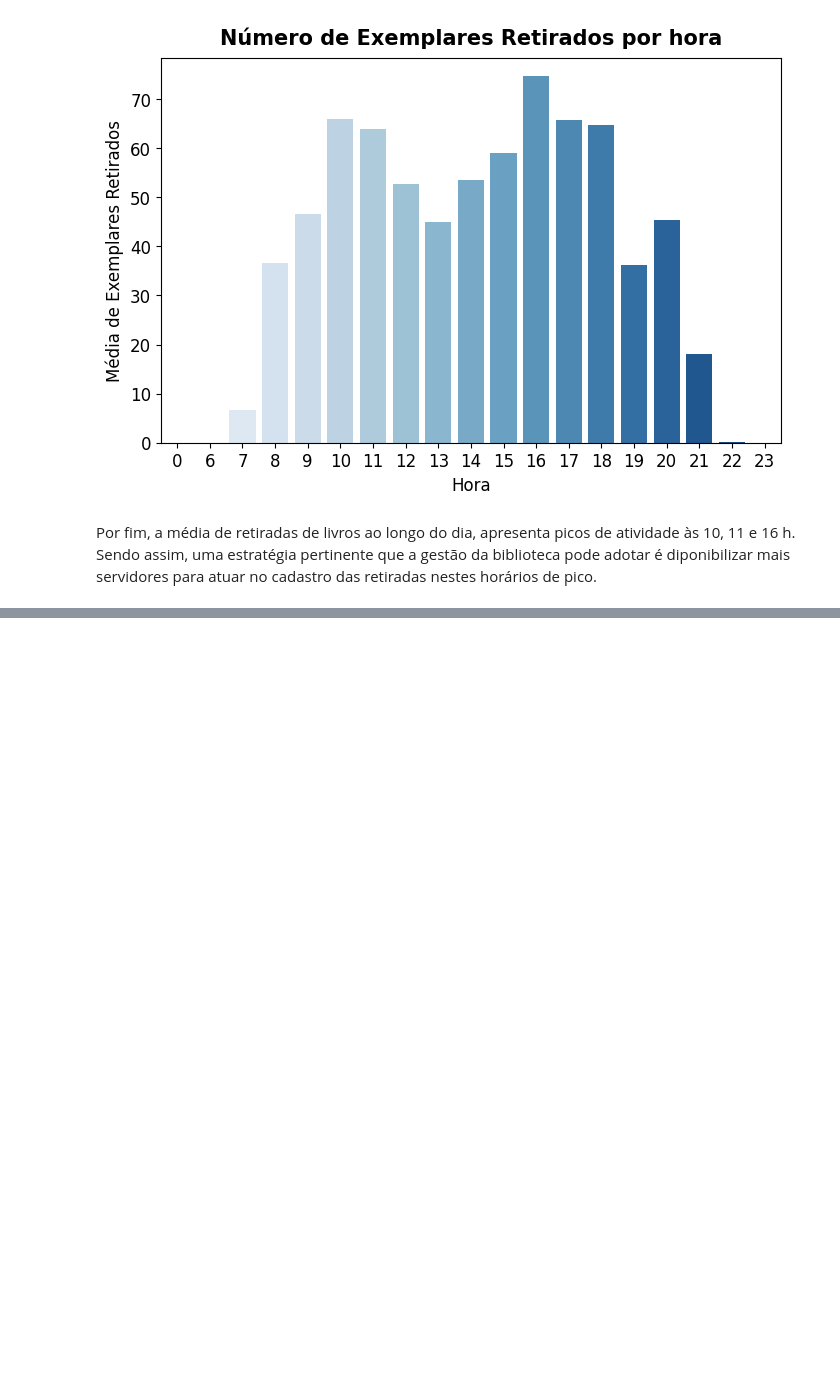
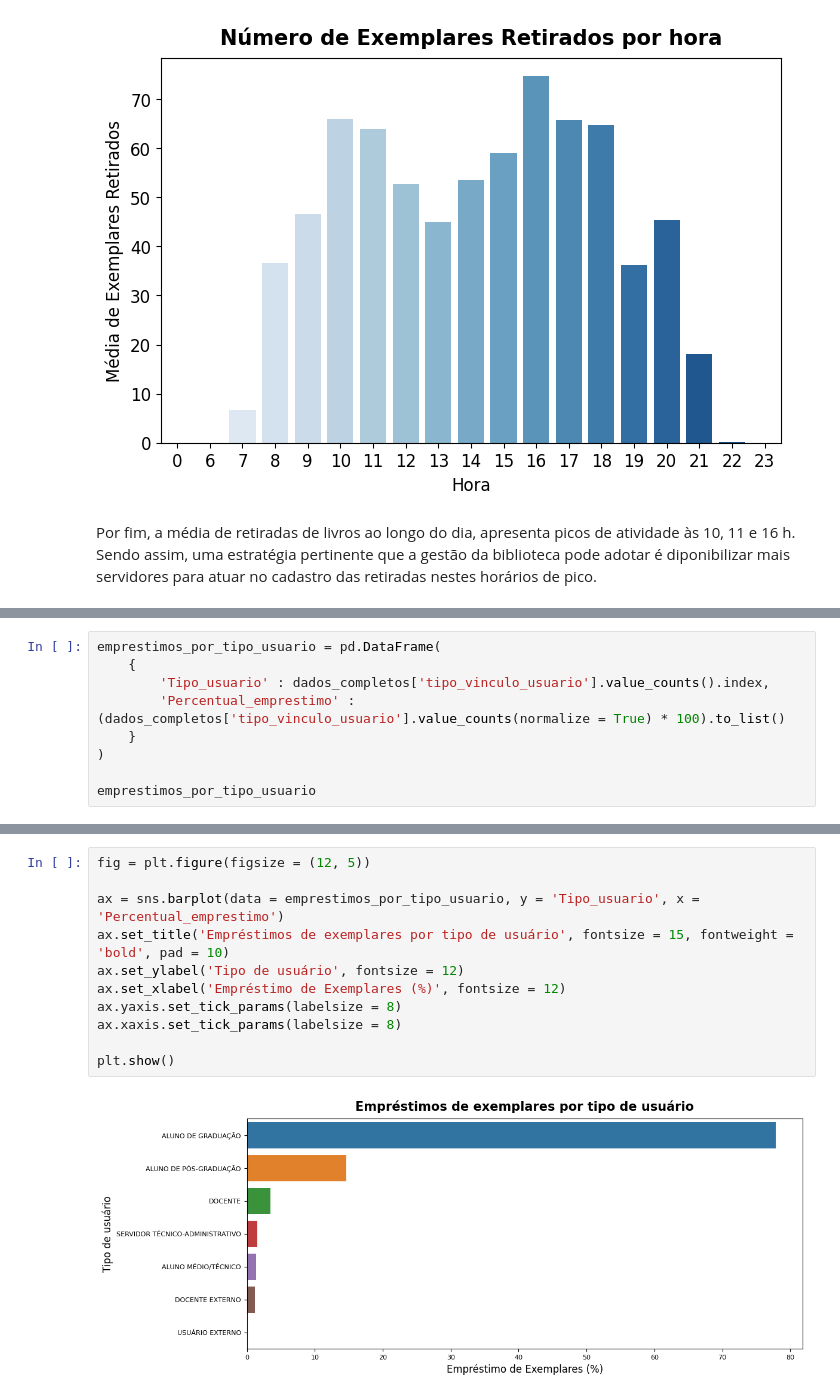
Before and after one commit to higorcenturion/Analise-do-comportamento-de-retiradas-de-livros-dos-acervos-das-bibliotecas-da-UFRN, a Jupyter notebook: 7_days_of_code.ipynb, the cells around one changed output, grey strips where cells are left out. Cells and saved outputs as stored; diff of their text form; blank space fills up the shorter version.

```diff
--- a/7_days_of_code.ipynb
+++ b/7_days_of_code.ipynb
@@ -423,0 +438,9 @@ Por fim, a média de retiradas de livros ao longo do dia, apresenta picos de ati
+# %%
+emprestimos_por_tipo_usuario = pd.DataFrame(
+    {
+        'Tipo_usuario' : dados_completos['tipo_vinculo_usuario'].value_counts().index,
+        'Percentual_emprestimo' : (dados_completos['tipo_vinculo_usuario'].value_counts(normalize = True) * 100).to_list()
+    }
+)
+
+emprestimos_por_tipo_usuario
@@ -423,0 +456,13 @@ Por fim, a média de retiradas de livros ao longo do dia, apresenta picos de ati
+# %%
+fig = plt.figure(figsize = (12, 5))
+
+ax = sns.barplot(data = emprestimos_por_tipo_usuario, y = 'Tipo_usuario', x = 'Percentual_emprestimo')
+ax.set_title('Empréstimos de exemplares por tipo de usuário', fontsize = 15, fontweight = 'bold', pad = 10)
+ax.set_ylabel('Tipo de usuário', fontsize = 12)
+ax.set_xlabel('Empréstimo de Exemplares (%)', fontsize = 12)
+ax.yaxis.set_tick_params(labelsize = 8)
+ax.xaxis.set_tick_params(labelsize = 8)
+
+plt.show()
+# %% [output]
+[figure, added]
```
Also changed, not shown: parts of 18 cells of this notebook.
